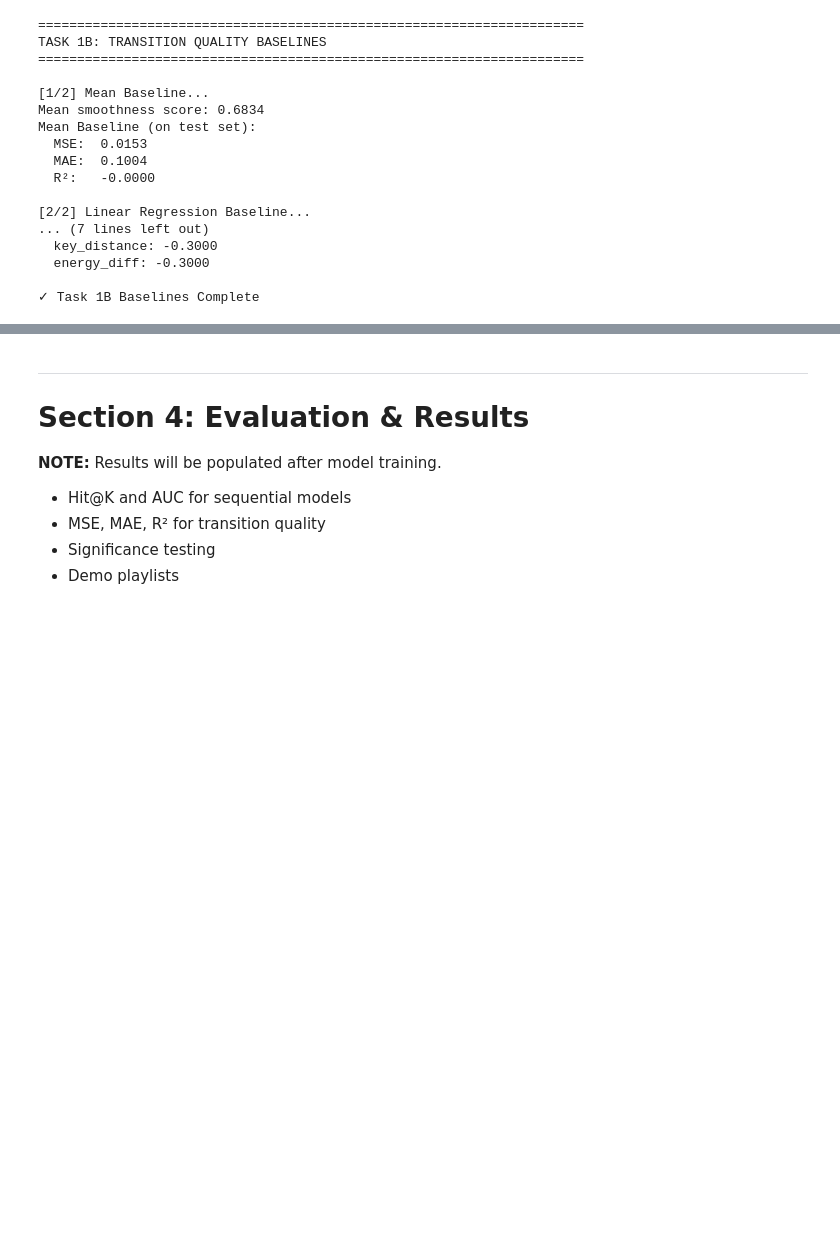
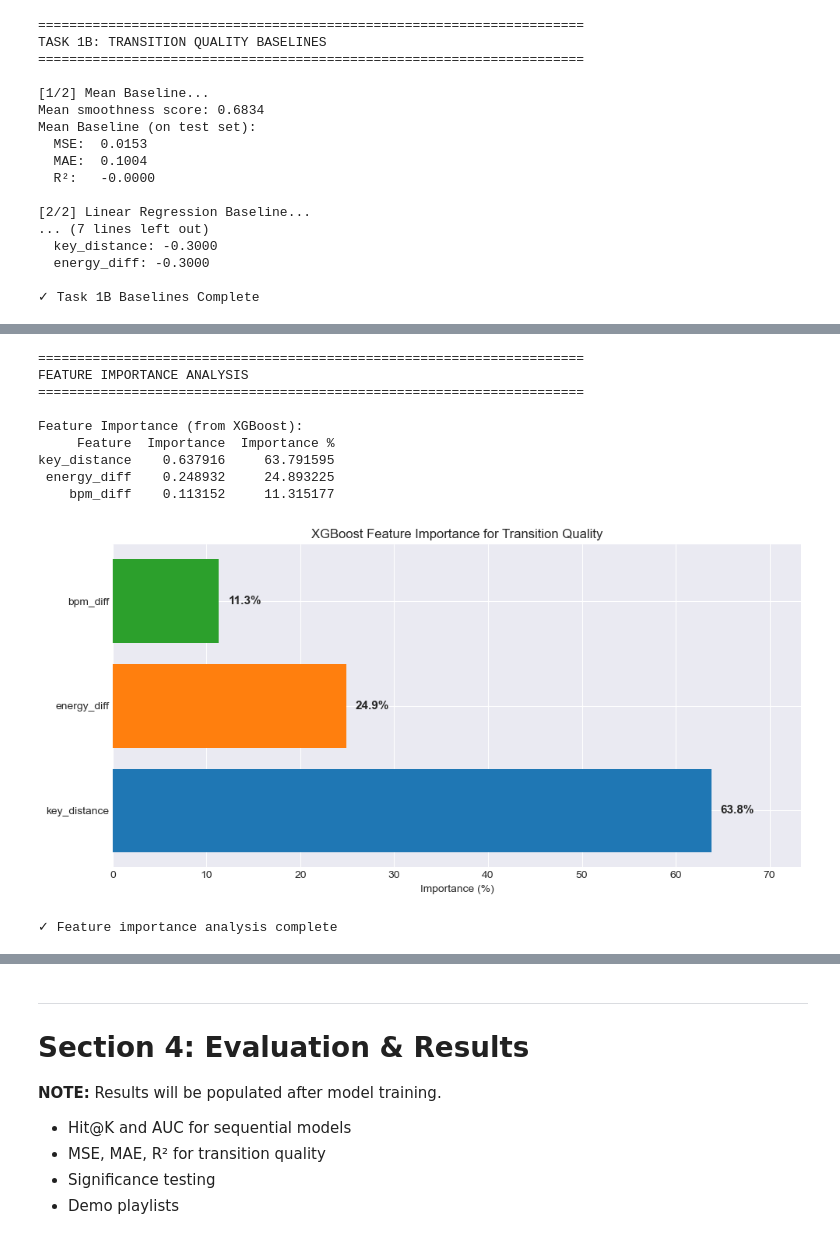
Before and after one commit to choshingcheung/aidj, a Jupyter notebook: notebooks/ai_dj_main.ipynb, the cells around one changed output, grey strips where cells are left out. Cells and saved outputs as stored; diff of their text form; code cells hidden in the pictures; blank space fills up the shorter version.

```diff
--- a/notebooks/ai_dj_main.ipynb
+++ b/notebooks/ai_dj_main.ipynb
@@ -1010,0 +1547,47 @@ Linear Regression 2.094532e-31 3.677793e-16  1.000000
+# %%
+print("\n" + "="*70)
+print("FEATURE IMPORTANCE ANALYSIS")
+print("="*70)
+
+# Extract feature importance from XGBoost
+feature_importance = best_xgb.feature_importances_
+
+# Create importance dataframe
+importance_df = pd.DataFrame({
+    'Feature': feature_cols,
+    'Importance': feature_importance,
+    'Importance %': (feature_importance / feature_importance.sum()) * 100
+}).sort_values('Importance', ascending=False)
+
+print("\nFeature Importance (from XGBoost):")
+print(importance_df.to_string(index=False))
+
+# Visualization
+fig, ax = plt.subplots(figsize=(10, 5))
+bars = ax.barh(importance_df['Feature'], importance_df['Importance %'],
+               color=['#1f77b4', '#ff7f0e', '#2ca02c'])
+ax.set_xlabel('Importance (%)')
+ax.set_title('XGBoost Feature Importance for Transition Quality')
+ax.set_xlim(0, max(importance_df['Importance %']) * 1.15)
+
+# Add value labels
+for i, (feat, imp) in enumerate(zip(importance_df['Feature'], importance_df['Importance %'])):
+    ax.text(imp + 1, i, f'{imp:.1f}%', va='center', fontsize=11, fontweight='bold')
+
+plt.tight_layout()
+plt.savefig('../outputs/figures/08_feature_importance.png', dpi=150, bbox_inches='tight')
+plt.show()
+
+print(f"\n✓ Feature importance analysis complete")
+# %% [output]
+======================================================================
+FEATURE IMPORTANCE ANALYSIS
+======================================================================
+
+Feature Importance (from XGBoost):
+     Feature  Importance  Importance %
+key_distance    0.637916     63.791595
+ energy_diff    0.248932     24.893225
+    bpm_diff    0.113152     11.315177
+[figure, added]
+✓ Feature importance analysis complete
```
Also changed, not shown: parts of 24 cells of this notebook, 2 other files.
